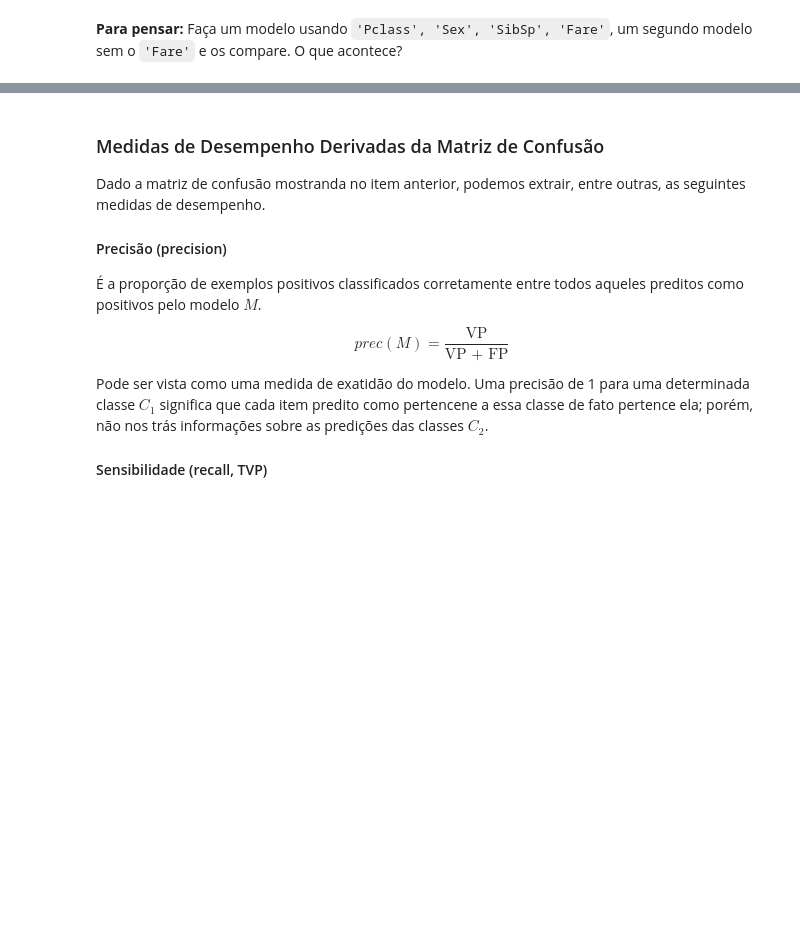
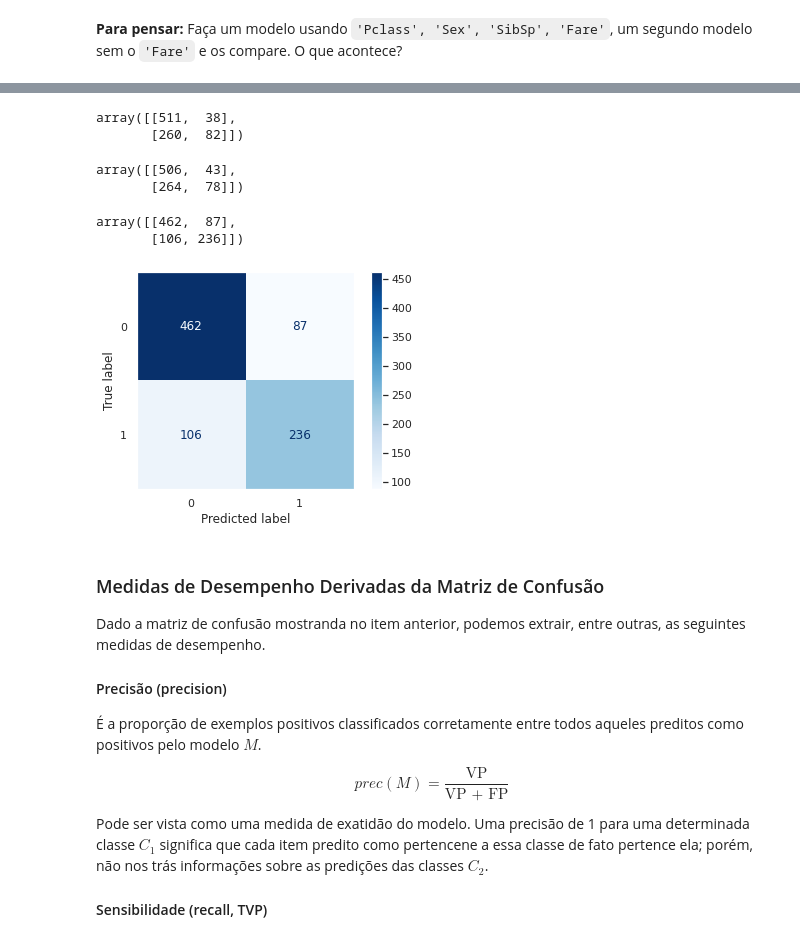
Before and after one commit to walisson-silva-ada/827-data-science, a Jupyter notebook: 03. Regressão Logística/3.2. Métricas de Avaliação.ipynb, the cells around one changed output, grey strips where cells are left out. Saved outputs shown, nothing was run; the diff lists cells and outputs as text; code cells hidden in the pictures; blank space fills up the shorter version.

```diff
--- a/03. Regressão Logística/3.2. Métricas de Avaliação.ipynb
+++ b/03. Regressão Logística/3.2. Métricas de Avaliação.ipynb
@@ -18,3 +64,16 @@
+# %%
+df['Sex'] = df['Sex'].replace({
+  'male': 0,
+  'female': 1
+})
+# %%
+X3 = df[['Fare', 'Age', 'Sex']]
+y3 = df['Survived']
+# %%
+clf3 = LogisticRegression().fit(X3, y3)
+# %%
+y_pred3 = clf3.predict(X3)
+y_proba3 = clf3.predict_proba(X3)[:,1]
 # %% [markdown]
 ## Métricas de Avaliação de Modelos
 # %% [markdown]
@@ -59,3 +159,26 @@ Por meio dela, temos as medidas quantitativas de quais classes possuem maior dif
+# %%
+confusion_matrix(y1, y_pred1)
+# %% [output]
+array([[511,  38],
+       [260,  82]])
+# %%
+confusion_matrix(y2, y_pred2)
+# %% [output]
+array([[506,  43],
+       [264,  78]])
+# %%
+confusion_matrix(y3, y_pred3)
+# %% [output]
+array([[462,  87],
+       [106, 236]])
+# %%
+cm3 = confusion_matrix(y3, y_pred3)
+cm3_display = ConfusionMatrixDisplay(cm3)
+
+cm3_display.plot(cmap='Blues')
+plt.grid(False)
+# %% [output]
+[figure, added]
 # %% [markdown]
 ### Medidas de Desempenho Derivadas da Matriz de Confusão
 
```
Also changed, not shown: parts of 24 cells of this notebook.
